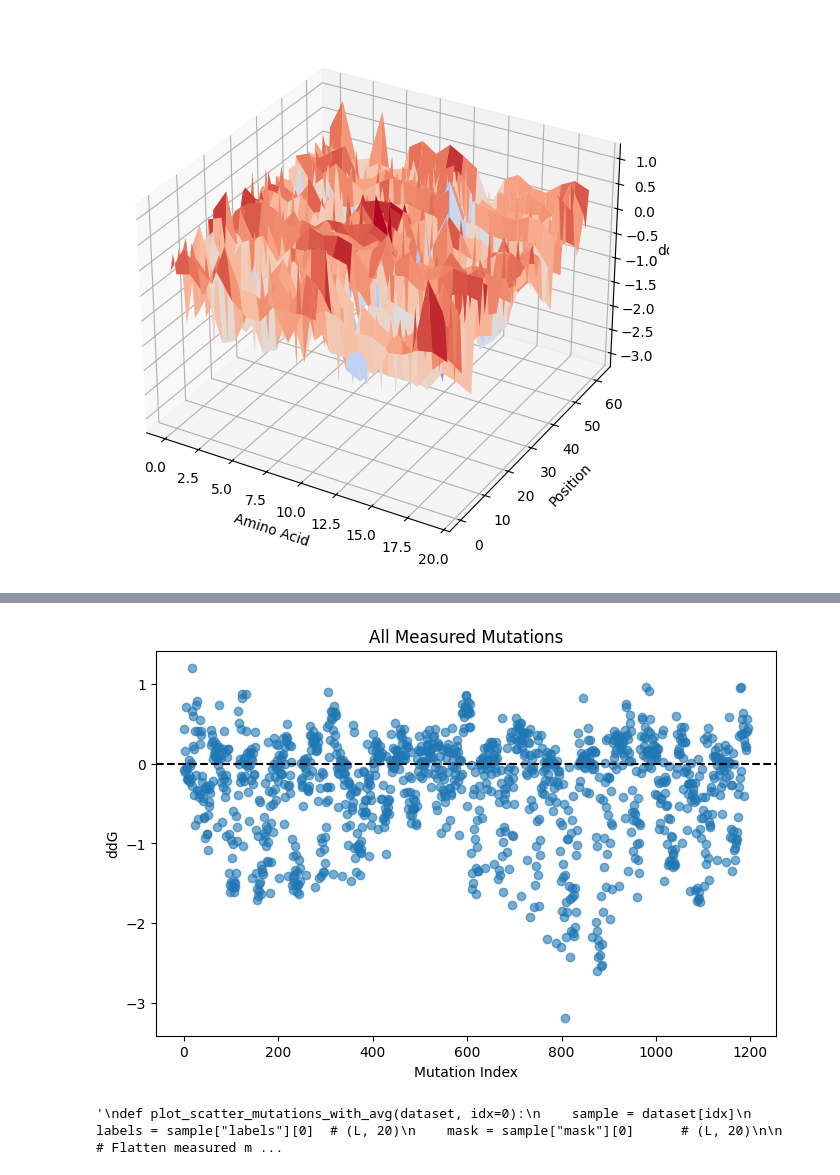
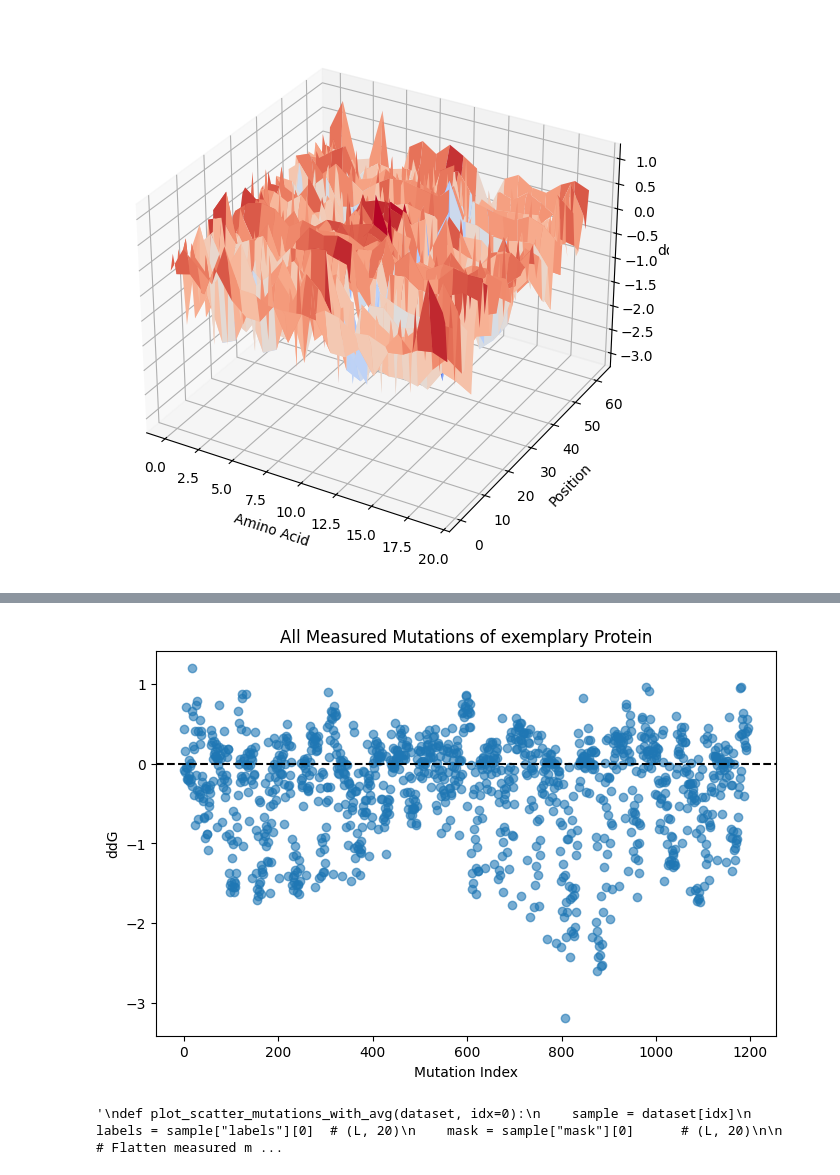
Before and after one commit to tpayer-eng/tn, a Jupyter notebook: project-tn/dataexploration_n_sequence.ipynb, the cells around one changed output, grey strips where cells are left out. Drawn from its saved outputs; the diff is of its cells as text; code cells hidden in the pictures.

```diff
--- a/project-tn/dataexploration_n_sequence.ipynb
+++ b/project-tn/dataexploration_n_sequence.ipynb
@@ -264,24 +320,24 @@ plot_amino_acid_effect(dataset_train, 0)
 # %%
 def plot_scatter_mutations(dataset, idx=0):
     sample = dataset[idx]
     labels = sample["labels"][0]
     mask = sample["mask"][0]
 
     ddg_values = labels[mask == 1]
 
     plt.figure(figsize=(8,5))
     plt.scatter(range(len(ddg_values)), ddg_values.numpy(), alpha=0.6)
     plt.axhline(0, color="black", linestyle="--")
 
     plt.xlabel("Mutation Index")   # <-- added
     plt.ylabel("ddG")
-    plt.title("All Measured Mutations")
+    plt.title("All Measured Mutations of exemplary Protein")
 
     plt.show()
 
 plot_scatter_mutations(dataset_train, 0)
 # %% [output]
-[figure, old version]
+[figure, new version]
 # %%
 '''
 def plot_scatter_mutations_with_avg(dataset, idx=0):
```
Also changed, not shown: parts of 3 cells of this notebook.
